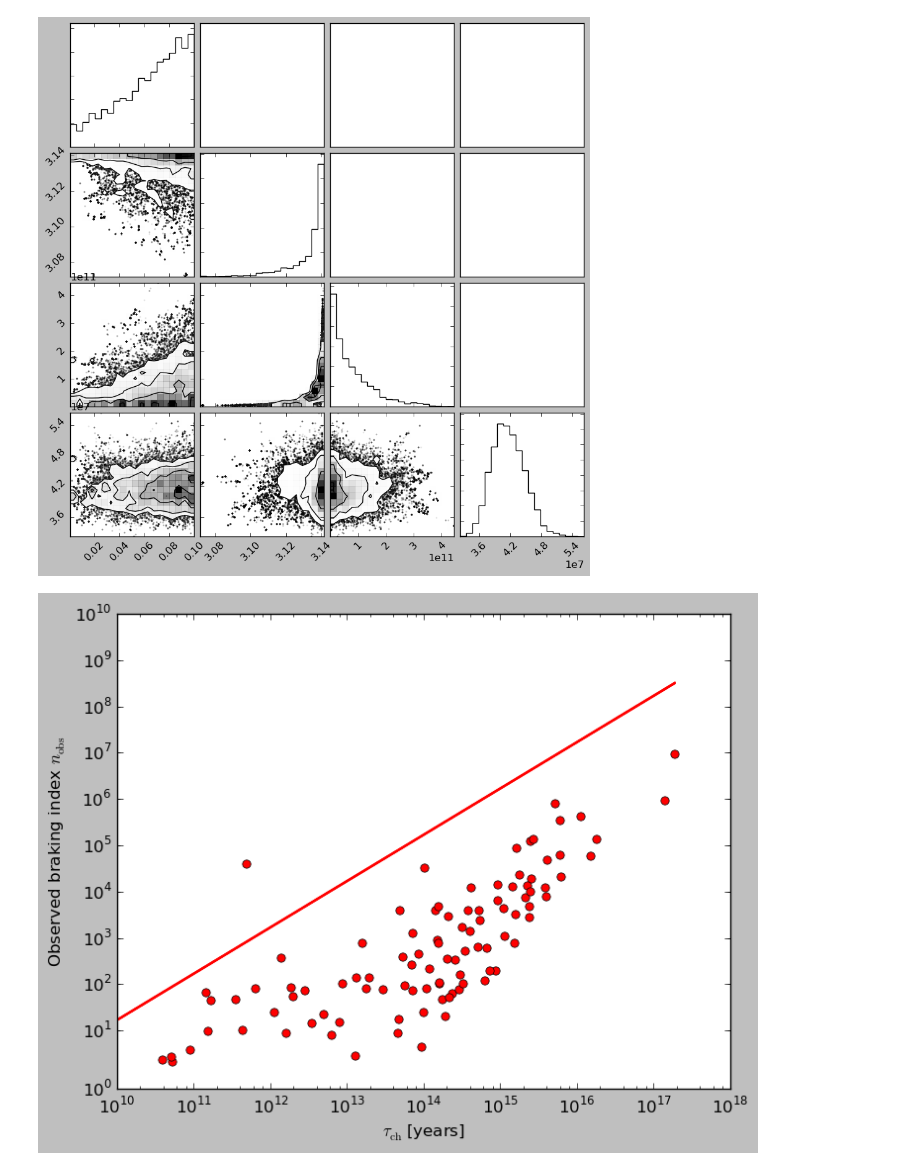
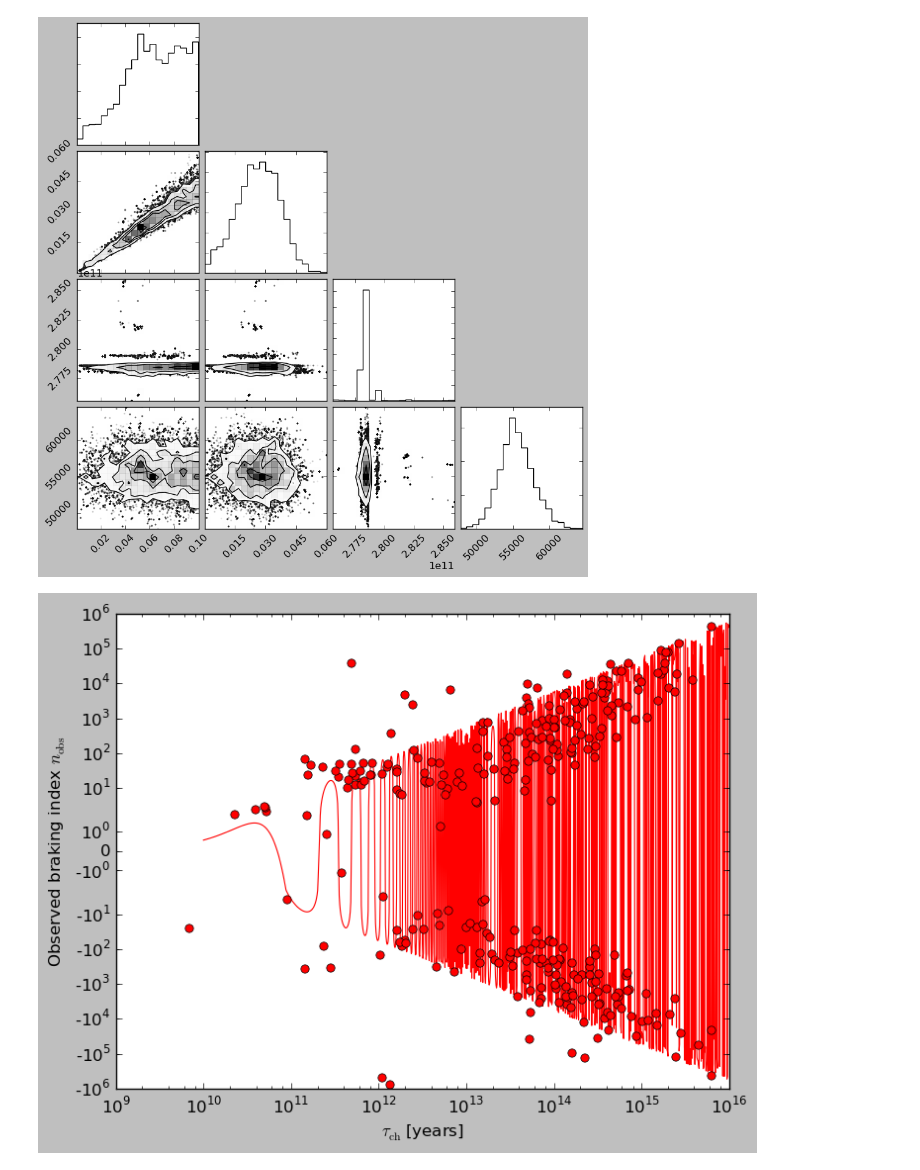
Before and after one commit to GregoryAshton/neutron_star_modelling, a Jupyter notebook: BrakingIndex/FittingToBiryukov.ipynb, the cells around one changed output. Saved outputs shown, nothing was run; the diff lists cells and outputs as text; code cells hidden in the pictures.

```diff
--- a/BrakingIndex/FittingToBiryukov.ipynb
+++ b/BrakingIndex/FittingToBiryukov.ipynb
@@ -54,0 +8,6 @@ plt.show()
+# %%
+df = RecreateBiryukov.GetData()
+tch = df['tch']
+nobs = df['nobs']
+RecreateBiryukov.NobsPlot(df)
+plt.show()
@@ -54,0 +33,12 @@ plt.show()
+# %%
+def SignalModel(tauAge, params):
+
+    theta, chi, tauP = params
+    psi = 2*np.pi*tauAge/tauP
+    return 2*tauAge*np.pi*theta * np.cos(psi) * (np.cos(chi)/np.sin(chi)) / tauP
+
+ax = RecreateBiryukov.NobsPlot(df)
+time = np.logspace(2, 8, 1000)
+theta, chi, tauP = 1.1, 2.1, 1e3
+ax.semilogx(time, SignalModel(time, [theta, chi, tauP]), lw=0.5, zorder=-1)
+plt.show()
@@ -99,13 +91,6 @@ def Generic_lnlike(theta, t, x, model):
     return -0.5*(np.sum((np.abs(x)-np.abs(xmod))**2 / sigma2 + np.log(2*np.pi*sigma2)))
 
 
-time = np.linspace(0, 1e8, 100)
-
-def SignalModel(tauAge, params):
-
-    theta, chi, tauP = params
-    return 2*tauAge*np.pi*theta * (np.cos(chi)/np.sin(chi)) / tauP
-
 logl = lambda theta, x, y: Generic_lnlike(theta, x, y, SignalModel)
 
 # Prior
@@ -152,30 +137,30 @@ samples = sampler.chain[:, :, nburn:, :].reshape((-1, ndim))
 triangle.corner(samples)
 plt.show()
 # %% [output]
-[figure, old version]
+[figure, new version]
 # %%
 fig, ax = plt.subplots()
 
 ax.set_yscale("symlog")
 ax.set_xlabel(r"$\tau_{\mathrm{ch}}$ [years]")
 ax.set_ylabel(r"Observed braking index $n_{\mathrm{obs}}$")
-ax.semilogx(tch, np.abs(nobs), "or")
+ax.semilogx(tch, nobs, "or")
 
 samples = sampler.chain[:, :, nburn:, :].reshape((-1, ndim))
-x_sim_plot = np.linspace(1e10, max(tch), 10000)
-for s in samples[np.random.randint(len(samples), size=10)]:
+x_sim_plot = np.logspace(10, 16, 1000)
+for s in samples[np.random.randint(len(samples), size=1)]:
     ysignal = np.array([SignalModel(xs, s[:-1]) for xs in x_sim_plot])
-    ax.plot(x_sim_plot, -ysignal, "-", label="model",
-            color='r', lw=0.8, alpha=1.0
+    ax.plot(x_sim_plot, ysignal, "-", label="model",
+            color='r', lw=0.8, alpha=1.0, zorder=-1
             )
     #ax.plot(x_sim_plot, -ysignal, "--k", label="model",
     #        color='b', lw=0.8, alpha=1.0
     #        )
     #noise_low = ysignal - s[-1]
     #noise_high = ysignal + s[-1]
     #ax.fill_between(x_sim_plot, noise_low,
     #                noise_high, color='k', alpha=0.01)
 
 plt.show()
 # %% [output]
-[figure, old version]
+[figure, new version]
```
Also changed, not shown: parts of 8 cells of this notebook, 3 other files.
